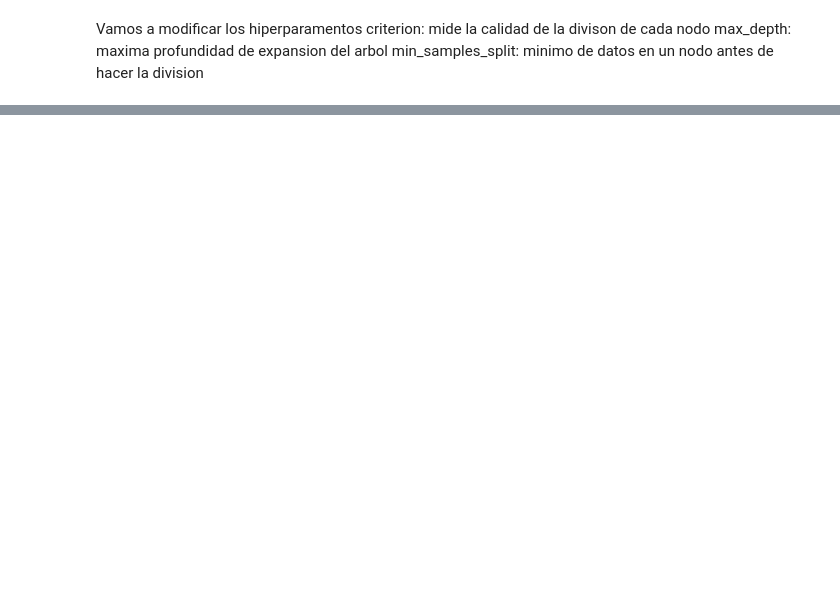
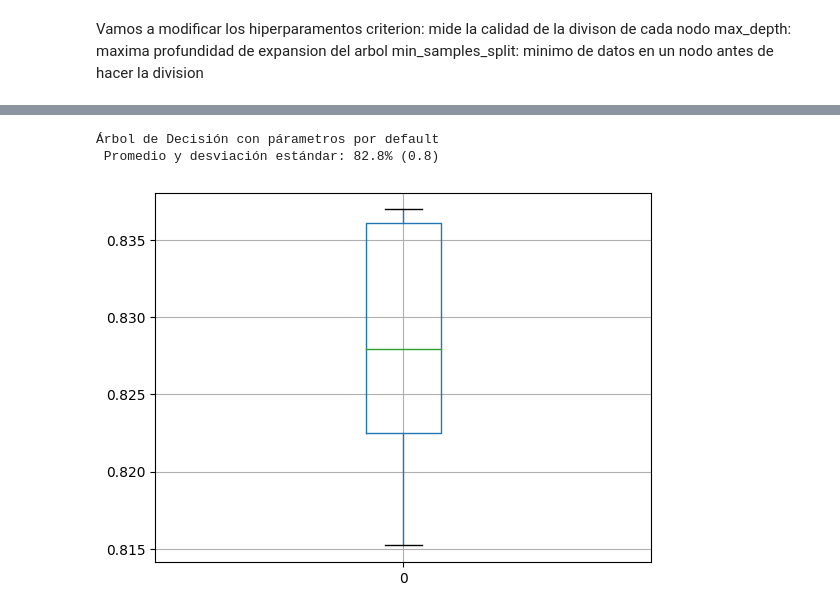
Before and after one commit to Eliseo313/libretas, a Jupyter notebook: problemaCrediticio.ipynb, the cells around one changed output, grey strips where cells are left out. Saved outputs shown, nothing was run; the diff lists cells and outputs as text; code cells hidden in the pictures; blank space fills up the shorter version.

Commit message:
sacando el mejor score con un for

```diff
--- a/problemaCrediticio.ipynb
+++ b/problemaCrediticio.ipynb
@@ -93,0 +94,20 @@ dtc.score(X_test,y_test)
+# %%
+n_for = 10
+accAD = list()
+
+for k in range(n_for):
+
+    modelo_AD = DecisionTreeClassifier()
+
+    modelo_AD.fit(X_train,y_train)
+    tmp = modelo_AD.score(X_test,y_test)
+    accAD.append(tmp)
+
+print('Árbol de Decisión con párametros por default \n Promedio y desviación estándar: %.1f%% (%.1f)'% (100*np.mean(accAD),100*np.std(accAD)))
+
+pd.DataFrame(accAD).boxplot()
+plt.show()
+# %% [output]
+Árbol de Decisión con párametros por default
+ Promedio y desviación estándar: 82.8% (0.8)
+[figure, added]
```
Also changed, not shown: parts of 8 cells of this notebook.
